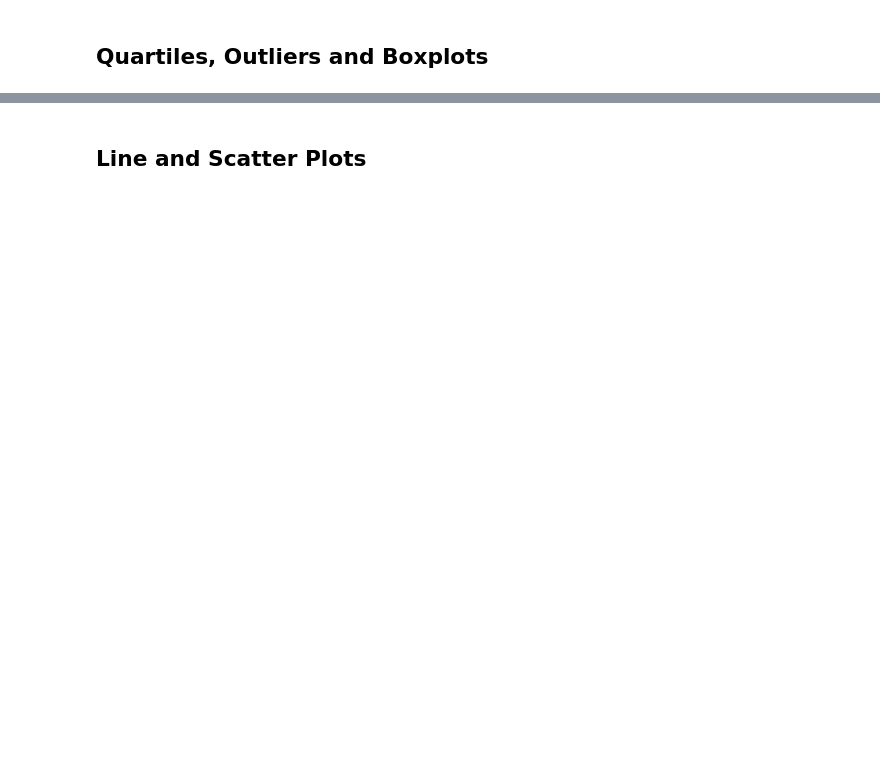
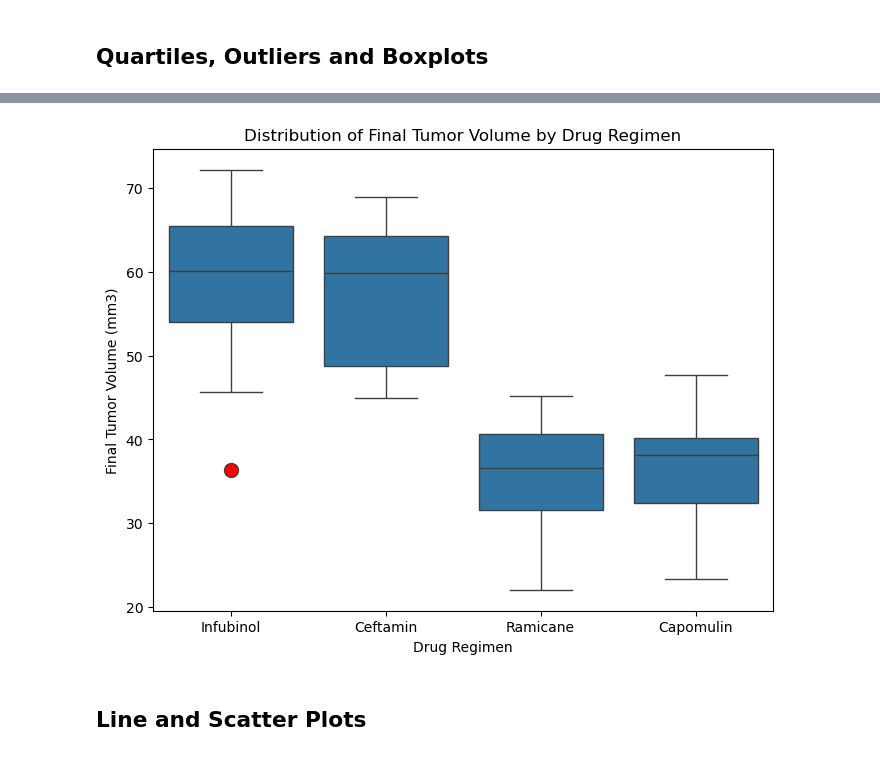
Before and after one commit to silvertimmy26/data-vis-challenge, a Jupyter notebook: pymaceuticals.ipynb, the cells around one changed output, grey strips where cells are left out. Drawn from its saved outputs; the diff is of its cells as text; code cells hidden in the pictures; blank space fills up the shorter version.

```diff
--- a/pymaceuticals.ipynb
+++ b/pymaceuticals.ipynb
@@ -177,6 +174,9 @@ plt.show()
 # Capomulin, Ramicane, Infubinol, and Ceftamin
 
 # Start by getting the last (greatest) timepoint for each mouse
-
+last_timepoints = mouse_data.groupby("Mouse ID")["Timepoint"].max().reset_index()
+last_timepoints.columns = ["Mouse ID", "Last Timepoint"]
 
 # Merge this group df with the original DataFrame to get the tumor volume at the last timepoint
+final_tumor_volumes = pd.merge(last_timepoints, mouse_data, how="left", left_on=["Mouse ID", "Last Timepoint"], right_on=["Mouse ID", "Timepoint"])
+final_tumor_volumes.head()
@@ -183,18 +190,26 @@ plt.show()
 # %%
 # Put treatments into a list for for loop (and later for plot labels)
-
+treatments = ["Capomulin", "Ramicane", "Infubinol", "Ceftamin"]
 
 # Create empty list to fill with tumor vol data (for plotting)
-
+tumor_vol_data = []
 
 # Calculate the IQR and quantitatively determine if there are any potential outliers.
-
+for treatment in treatments:
 
     # Locate the rows which contain mice on each drug and get the tumor volumes
-
+    treatment_data = final_tumor_volumes.loc[final_tumor_volumes["Drug Regimen"] == treatment, "Tumor Volume (mm3)"]
 
     # add subset
-
+    tumor_vol_data.append(treatment_data)
 
     # Determine outliers using upper and lower bounds
+    quartiles = treatment_data.quantile([0.25, 0.5, 0.75])
+    lowerq = quartiles[0.25]
+    upperq = quartiles[0.75]
+    iqr = upperq - lowerq
+    lower_bound = lowerq - (1.5 * iqr)
+    upper_bound = upperq + (1.5 * iqr)
+    outliers = treatment_data[(treatment_data < lower_bound) | (treatment_data > upper_bound)]
+    print(f"{treatment}'s potential outliers: {outliers.tolist()}")
 # %% [output]
@@ -210,2 +220,13 @@ Ceftamin's potential outliers: Series([], Name: Tumor Volume (mm3), dtype: float
+# %%
+# Generate a box plot that shows the distribution of the tumor volume for each treatment group.
+plt.figure(figsize=(8, 6))
+sns.boxplot(x="Drug Regimen", y="Tumor Volume (mm3)", data=final_tumor_volumes[final_tumor_volumes["Drug Regimen"].isin(treatments)],
+            flierprops={"marker": "o", "markerfacecolor": "red", "markersize": 10, "linestyle": "none"})
+plt.xlabel("Drug Regimen")
+plt.ylabel("Final Tumor Volume (mm3)")
+plt.title("Distribution of Final Tumor Volume by Drug Regimen")
+plt.show()
+# %% [output]
+[figure, added]
 # %% [markdown]
 ## Line and Scatter Plots
```
Also changed, not shown: parts of 16 cells of this notebook, 1 other file.
